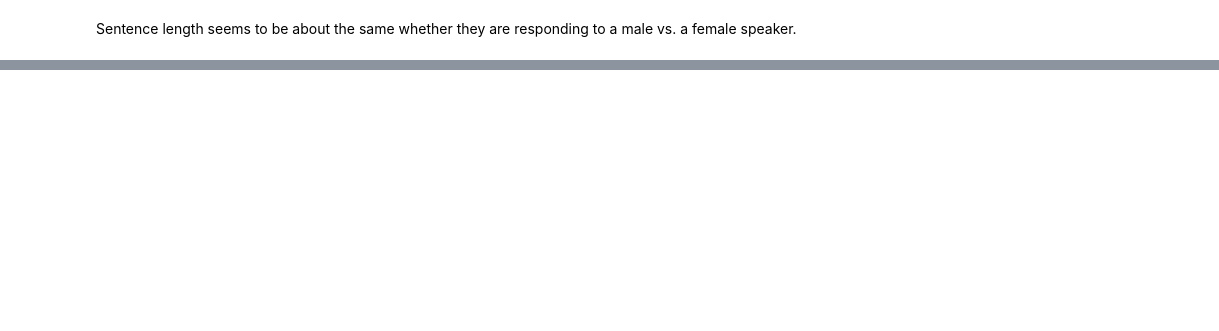
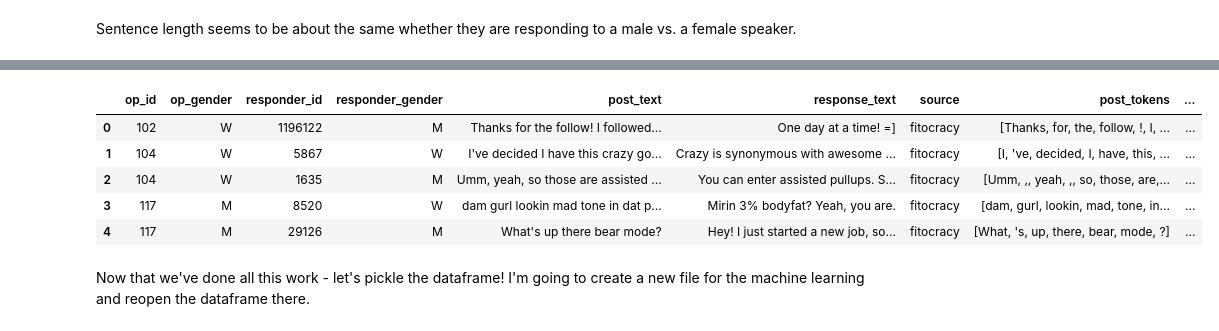
Before and after one commit to Data-Science-for-Linguists-2019/Gendered-Interaction-Online, a Jupyter notebook: main_analysis.ipynb, the cells around one changed output, grey strips where cells are left out. Cells and saved outputs as stored; diff of their text form; code cells hidden in the pictures; blank space fills up the shorter version.

```diff
--- a/main_analysis.ipynb
+++ b/main_analysis.ipynb
@@ -1159,0 +1208,3 @@ And once again, the google k-band doesn't really differ between genders.
+# %%
+fitocracy_df['source'] = 'fitocracy'
+fitocracy_df.head()
@@ -1159,0 +1218,4 @@ And once again, the google k-band doesn't really differ between genders.
+# %%
+reddit_gender_visible = reddit_gender_visible.drop(labels=['subreddit','op_gender_visible','responder_gender_visible'], axis=1)
+reddit_gender_visible['source'] = 'reddit'
+reddit_gender_visible.head()
@@ -1159,0 +1229,7 @@ And once again, the google k-band doesn't really differ between genders.
+# %%
+gender_visible_df = pd.concat([fitocracy_df, reddit_gender_visible], ignore_index=True)
+
+# let's drop the post id column too and just use the index as post id
+gender_visible_df.drop(labels=['post_id'], axis=1, inplace=True)
+
+gender_visible_df.head()
@@ -1159,0 +1258,34 @@ And once again, the google k-band doesn't really differ between genders.
+# %%
+# now let's do the same linguistic calculations to this df
+# not including k-band, because when we did it above, there were no noticeable differences between genders
+
+# tokenize...
+gender_visible_df['post_tokens'] = gender_visible_df.post_text.map(nltk.word_tokenize)
+gender_visible_df['response_tokens'] = gender_visible_df.response_text.map(nltk.word_tokenize)
+
+# ... and find length
+gender_visible_df['post_length'] = gender_visible_df.post_tokens.map(len)
+gender_visible_df['response_length'] = gender_visible_df.response_tokens.map(len)
+# %%
+# getting sentence lengths
+post_sent_count = gender_visible_df.post_text.map(lambda x: len(nltk.sent_tokenize(x)))
+response_sent_count = gender_visible_df.response_text.map(lambda x: len(nltk.sent_tokenize(x)))
+
+# find average sentence length
+post_avg_sent_length = gender_visible_df.post_length / post_sent_count
+response_avg_sent_length = gender_visible_df.response_length / response_sent_count
+
+# make new columns
+gender_visible_df['post_avg_slen'] = post_avg_sent_length
+gender_visible_df['response_avg_slen'] = response_avg_sent_length
+
+gender_visible_df.head()
+# %% [output]
+|  | op_id | op_gender | responder_id | responder_gender | post_text | response_text | source | post_tokens | ... |
+| 0 | 102 | W | 1196122 | M | Thanks for the follow! I followed... | One day at a time! =] | fitocracy | [Thanks, for, the, follow, !, I, ... | ... |
+| 1 | 104 | W | 5867 | W | I've decided I have this crazy go... | Crazy is synonymous with awesome ... | fitocracy | [I, 've, decided, I, have, this, ... | ... |
+| 2 | 104 | W | 1635 | M | Umm, yeah, so those are assisted ... | You can enter assisted pullups. S... | fitocracy | [Umm, ,, yeah, ,, so, those, are,... | ... |
+| 3 | 117 | M | 8520 | W | dam gurl lookin mad tone in dat p... | Mirin 3% bodyfat? Yeah, you are. | fitocracy | [dam, gurl, lookin, mad, tone, in... | ... |
+| 4 | 117 | M | 29126 | M | What's up there bear mode? | Hey! I just started a new job, so... | fitocracy | [What, 's, up, there, bear, mode, ?] | ... |
+# %% [markdown]
+Now that we've done all this work - let's pickle the dataframe! I'm going to create a new file for the machine learning and reopen the dataframe there.
```
Also changed, not shown: parts of 57 cells of this notebook.
